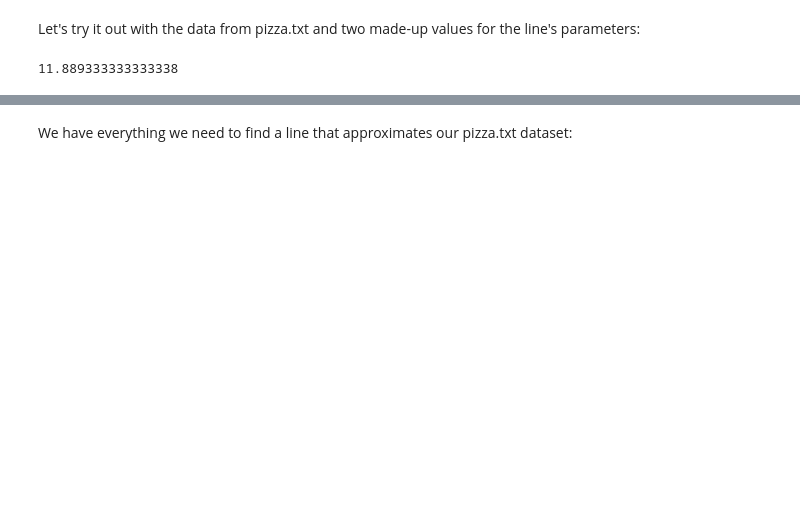
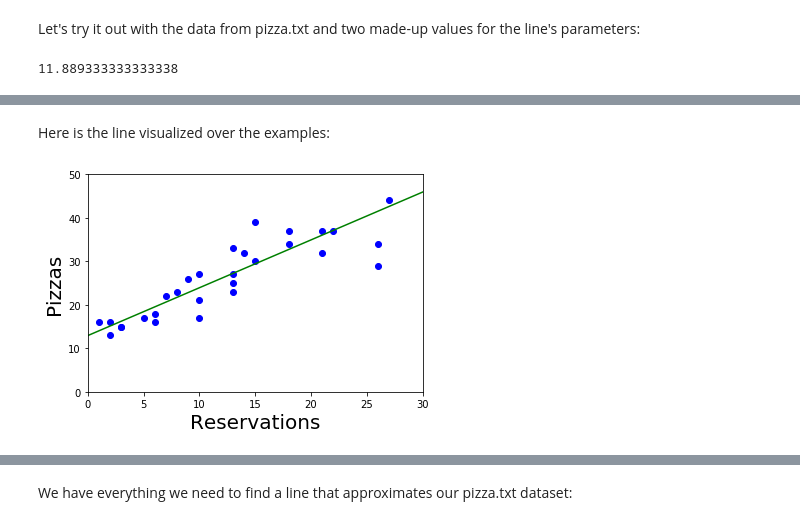
Before and after one commit to Jyffe/MachineLearning, a Jupyter notebook: PizzaML/PizzaML.ipynb, the cells around one changed output, grey strips where cells are left out. Cells and saved outputs as stored; diff of their text form; code cells hidden in the pictures; blank space fills up the shorter version.

Commit message:
Improvements to training algorithm and some math explained.

```diff
--- a/PizzaML/PizzaML.ipynb
+++ b/PizzaML/PizzaML.ipynb
@@ -150,2 +186,22 @@ Next we need to define a function that tries to minimize the loss or error of th
 
 The function below takes a dataset (X and Y) and it returns a line that approximates it. It also takes a number of iterations and a learning rate (lr):
+# %%
+# Simple training algorithm, that does not e.g. try to change w and b at the same time
+def simple_train(X, Y, iterations, lr): # lr = learning rate
+    w = b = 0 # Start with some line
+    for i in range(iterations):
+        current_loss = loss(X, Y, w, b)
+        print("Iteration %4d => Loss: %.6f" % (i, current_loss))
+
+        if loss(X, Y, w - lr, b) < current_loss:
+            w -= lr
+        elif loss(X, Y, w + lr, b) < current_loss:
+            w += lr
+        elif loss(X, Y, w, b - lr) < current_loss:
+            b -= lr
+        elif loss(X, Y, w, b + lr) < current_loss:
+            b += lr
+        else:
+            return w, b, current_loss
+
+    raise Exception("Couldn't find a result within %d iterations" % iterations)
@@ -151,0 +210,2 @@ The function below takes a dataset (X and Y) and it returns a line that approxim
+# %%
+w1, b1, loss1 = simple_train(X, Y, 10000, 0.01)
@@ -151,0 +234,15 @@ The function below takes a dataset (X and Y) and it returns a line that approxim
+# %% [markdown]
+Here is the line visualized over the examples:
+# %%
+plt.xlabel("Reservations", fontsize=20)
+plt.ylabel("Pizzas", fontsize=20)
+plt.axis([0, 30, 0, 50])
+plt.plot(X, Y, "bo")
+
+# Plot the line:
+plt.plot([0, 50], [b1, predict(50, w1, b1)], color="g")
+
+# Visualize the diagram:
+plt.show()
+# %% [output]
+[figure, added]
```
Also changed, not shown: parts of 28 cells of this notebook, 6 other files.
